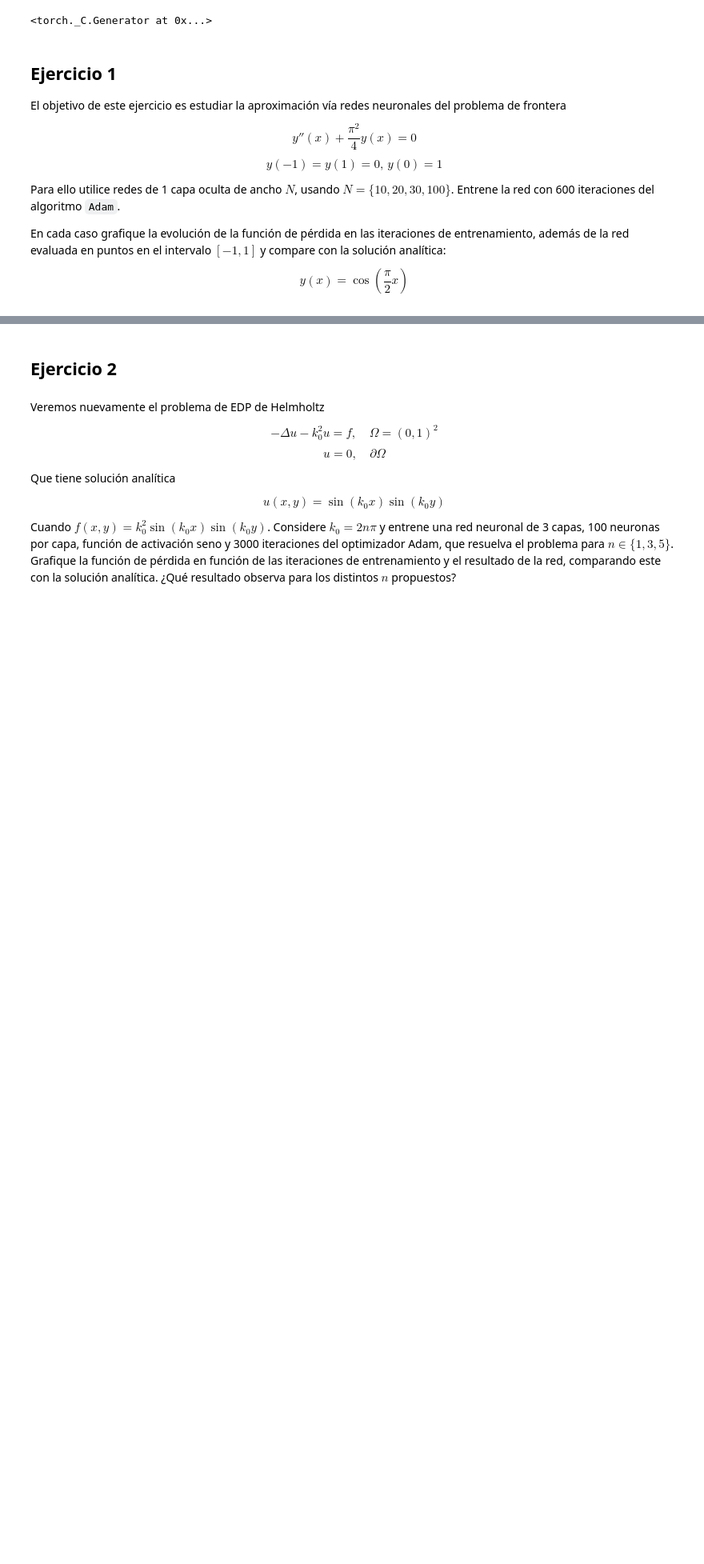
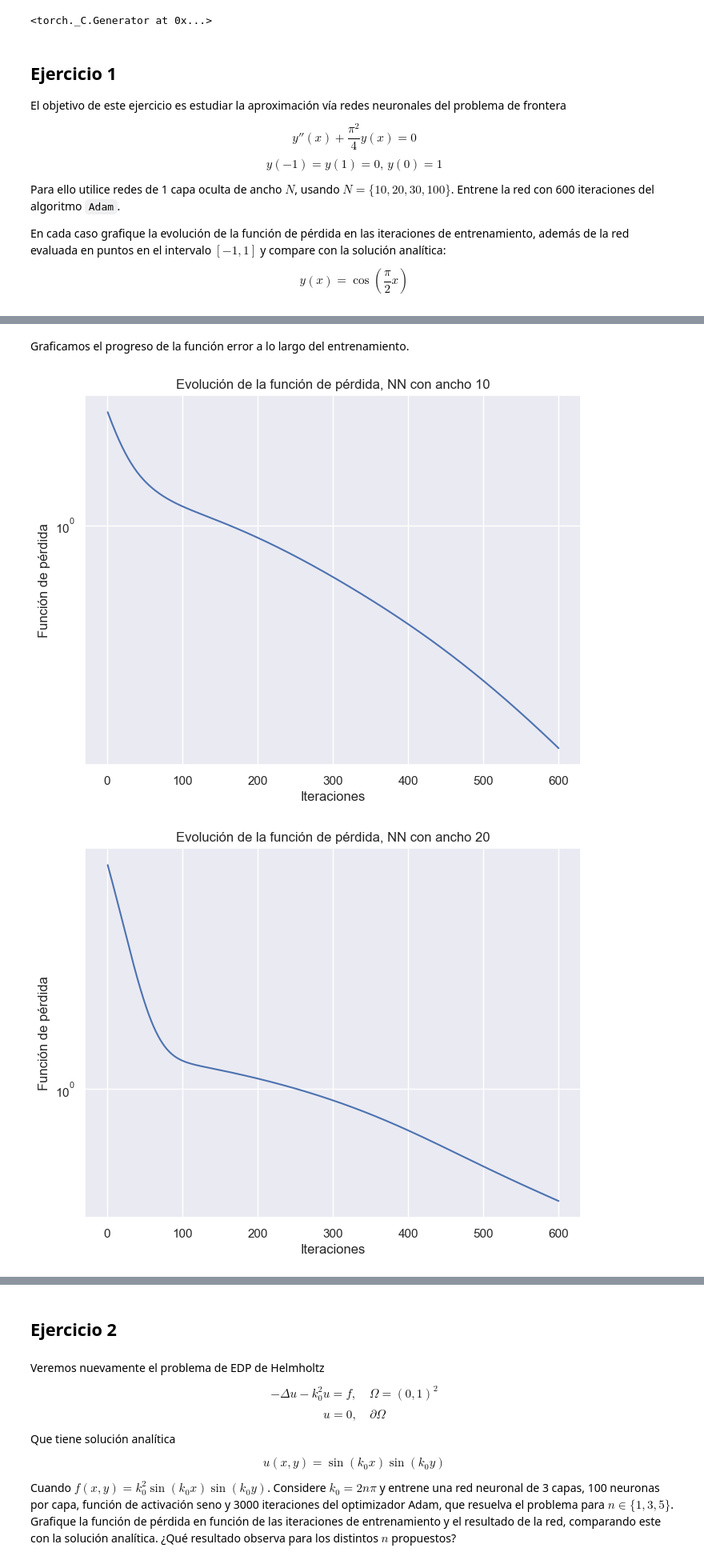
Before and after one commit to Miguel-Escobar/topicos-en-NN, a Jupyter notebook: Tarea1/MA5606_Tarea_1_Enunciado.ipynb, the cells around one changed output, grey strips where cells are left out. Shown at 80% size. Cells and saved outputs as stored; diff of their text form; code cells hidden in the pictures; blank space fills up the shorter version.

```diff
--- a/Tarea1/MA5606_Tarea_1_Enunciado.ipynb
+++ b/Tarea1/MA5606_Tarea_1_Enunciado.ipynb
@@ -203,0 +183,28 @@ Iterations 600 || loss: 0.000442
+# %%
+# El problema:
+analitic = lambda x: torch.cos((np.pi / 2) * x)
+x0 = torch.tensor([[-1.0], [0.0], [1.0]])
+y0 = torch.tensor([[0.0], [1.0], [0.0]])
+initial_relevance = torch.tensor([[1.0], [3.0], [1.0]])
+
+# Parametros
+gamma = 0.001  # Learning rate.
+
+# Anchos de las redes
+N = [
+     10,
+     20,
+     30,
+     100
+     ]
+
+# Cardinalidad de la partición de [-1,1].
+resolution = 500
+
+# Pesos de las condiciones iniciales vs la dinámica
+w0 = 0.5 # Peso condición inicial
+wphi = 1 - w0 # Peso dinámica
+w = (w0, wphi)  # Pesos para la función error.
+
+# Iteraciones de entrenamiento.
+iters = 600
@@ -203,0 +363,15 @@ Iterations 600 || loss: 0.000442
+# %% [markdown]
+Graficamos el progreso de la función error a lo largo del entrenamiento.
+# %%
+for width in N:
+    # Gráfico de la función de pérdida en las iteraciones
+    plt.figure(figsize=(8, 6))
+    plt.plot(range(1, iters + 1), loss_record[f"{width}"])
+    plt.xlabel("Iteraciones")
+    plt.ylabel("Función de pérdida")
+    plt.yscale("log")
+    plt.title(f"Evolución de la función de pérdida, NN con ancho {width}")
+    plt.show()
+# %% [output]
+[figure, added]
+[figure, added]
```
Also changed, not shown: parts of 34 cells of this notebook, 2 other files.
